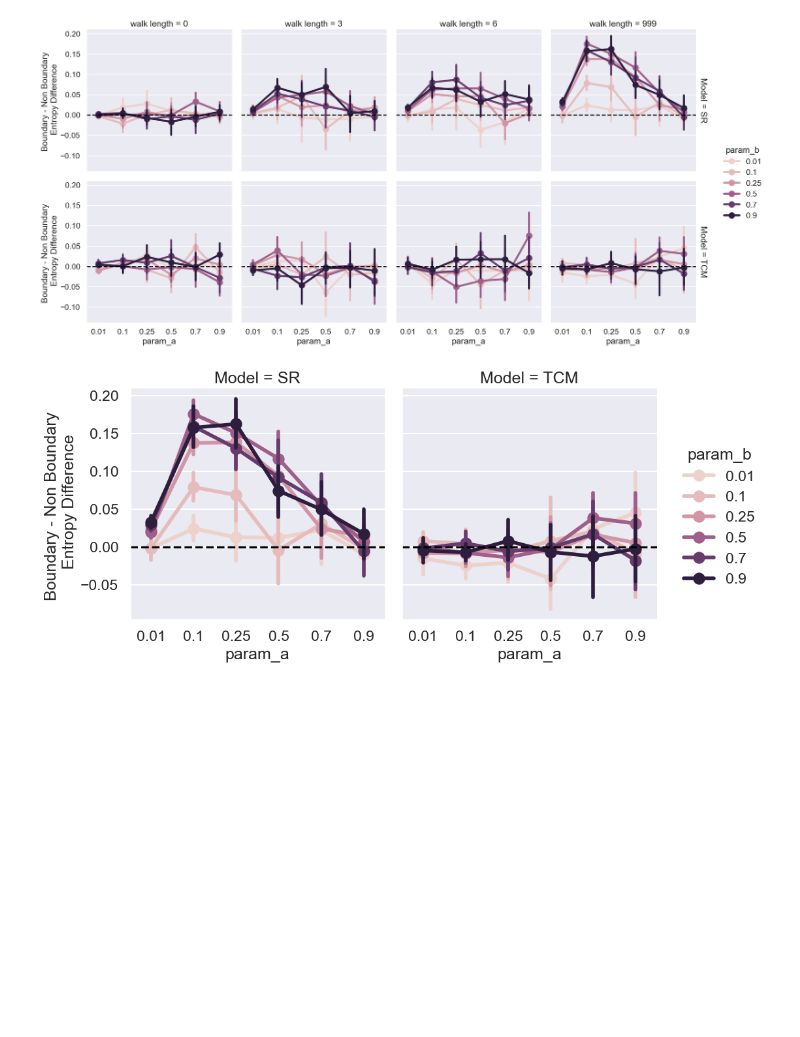
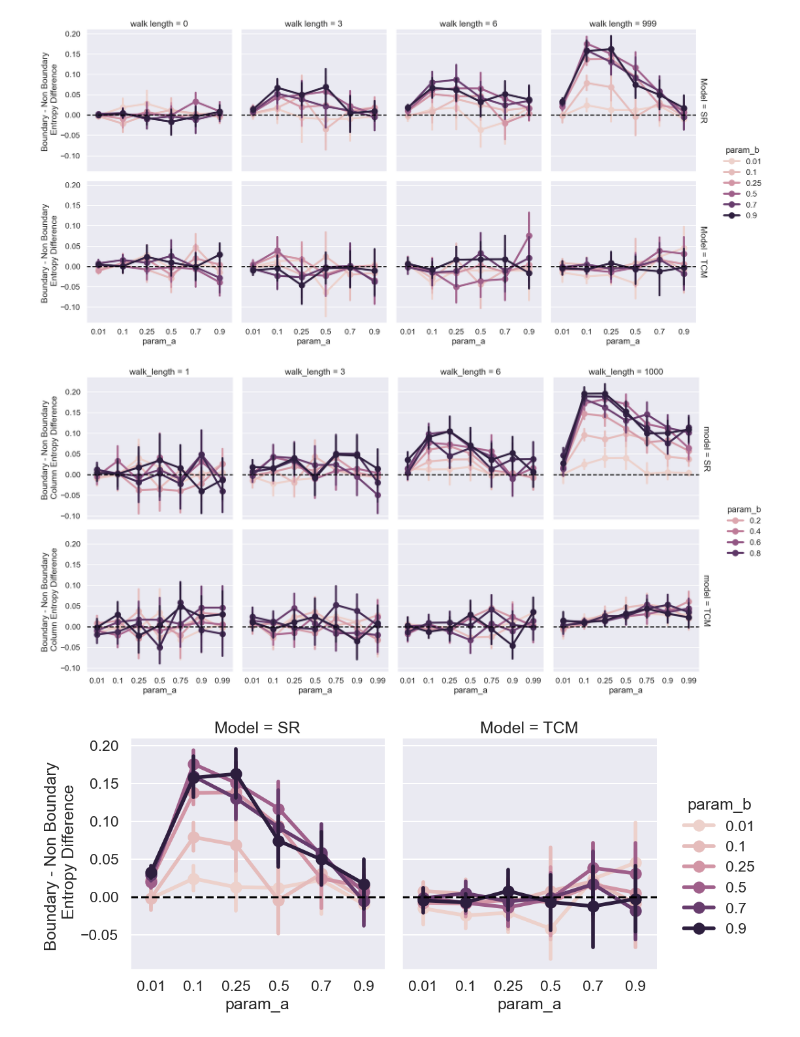
Before and after one commit to tejas-savalia/umass-dissertation, a Jupyter notebook: chapter_notebooks/chapter_2/simulations.ipynb, the cells around one changed output. Saved outputs shown, nothing was run; the diff lists cells and outputs as text; code cells hidden in the pictures; blank space fills up the shorter version.

```diff
--- a/chapter_notebooks/chapter_2/simulations.ipynb
+++ b/chapter_notebooks/chapter_2/simulations.ipynb
@@ -322,29 +321,32 @@ SR_entropies = np.array([compute_node_entropies([model_params[i][0], model_param
 TCM_entropies = np.array([compute_node_entropies([model_params[i][0], model_params[i][1], model_params[i][2], model_params[i][3], modular_graph, 'TCM'])
                       for i in range(len(model_params))])
 # %%
-entropy_df = pd.DataFrame({'Model': np.repeat(['SR', 'TCM'], TCM_entropies.shape[0]*TCM_entropies.shape[1]),
-                           'entropy': np.concatenate((np.ravel(SR_entropies), np.ravel(TCM_entropies))),
-                           'iterations': np.tile(np.repeat(np.array(model_params)[:, 0], 15), 2),
-                           'param_a': np.tile(np.repeat(np.array(model_params)[:, 1], 15), 2),
-                           'param_b': np.tile(np.repeat(np.array(model_params)[:, 2], 15), 2),
-                           'walk length': np.tile(np.repeat(np.array(model_params)[:, 3], 15), 2),
-                           'nodes': np.tile(np.arange(15), TCM_entropies.shape[0]*2)
+# entropy_df = pd.DataFrame({'Model': np.repeat(['SR', 'TCM'], TCM_entropies.shape[0]*TCM_entropies.shape[1]),
+#                            'entropy': np.concatenate((np.ravel(SR_entropies), np.ravel(TCM_entropies))),
+#                            'iterations': np.tile(np.repeat(np.array(model_params)[:, 0], 15), 2),
+#                            'param_a': np.tile(np.repeat(np.array(model_params)[:, 1], 15), 2),
+#                            'param_b': np.tile(np.repeat(np.array(model_params)[:, 2], 15), 2),
+#                            'walk length': np.tile(np.repeat(np.array(model_params)[:, 3], 15), 2),
+#                            'nodes': np.tile(np.arange(15), TCM_entropies.shape[0]*2)
 
-})
+# })
+
+entropy_df = pd.read_csv('simulation_results/3module_SRTCM_comp_simplertcm_vertical.csv')
+
 entropy_df['node_type'] = 'nonboundary'
-entropy_df.loc[entropy_df['nodes'].isin([0, 4, 5, 9, 10, 14]), 'node_type'] = 'boundary'
+entropy_df.loc[entropy_df['node'].isin([0, 4, 5, 9, 10, 14]), 'node_type'] = 'boundary'
 # %%
-grouped_entropy_df = entropy_df.groupby(['Model', 'iterations', 'param_a', 'param_b', 'node_type', 'walk length']).mean().reset_index()
+grouped_entropy_df = entropy_df.groupby(['model', 'iteration', 'param_a', 'param_b', 'node_type', 'walk_length']).mean().reset_index()
 boundary_entropy_df = grouped_entropy_df.loc[grouped_entropy_df.node_type == 'boundary'].reset_index(drop=True)
 nonboundary_entropy_df = grouped_entropy_df.loc[grouped_entropy_df.node_type == 'nonboundary'].reset_index(drop=True)
 # %%
 entropy_diff = pd.merge(left=boundary_entropy_df, right=nonboundary_entropy_df,
-                        left_on = ['Model', 'iterations', 'param_a', 'param_b', 'walk length'],
-                        right_on = ['Model', 'iterations', 'param_a', 'param_b', 'walk length'],
+                        left_on = ['model', 'iteration', 'param_a', 'param_b', 'walk_length'],
+                        right_on = ['model', 'iteration', 'param_a', 'param_b', 'walk_length'],
 
                         )
 entropy_diff['diff'] = entropy_diff['entropy_x'] - entropy_diff['entropy_y']
-entropy_diff['walk length'] = (entropy_diff['walk length'] - 1).astype(int)
+# entropy_diff['walk length'] = (entropy_diff['walk length'] - 1).astype(int)
 # %%
 entropy_diff.to_csv('simulation_results/SR_TCM_walklength_boundary_nonboundary_entropydiff.csv')
 # %%
@@ -359,6 +361,18 @@ g.set_ylabels('Boundary - Non Boundary \n Entropy Difference')
 plt.savefig('figures/SR_TCM_walklength_boundary_nonboundary_entropydiff.png', dpi = 300, transparent = True)
 # %% [output]
 [figure]
+# %%
+g = sns.catplot(y = 'diff',
+                x = 'param_a',  hue = 'param_b', col = 'walk_length', row = 'model',
+                data = entropy_diff,
+                kind = 'point', margin_titles = True)
+for i in range(2):
+    for j in range(4):
+        g.axes[i][j].axhline(y = 0, ls = '--', color = 'black')
+g.set_ylabels('Boundary - Non Boundary \n Column Entropy Difference')
+plt.savefig('figures/SR_TCM_walklength_boundary_nonboundary_entropydiff_vertical.png', dpi = 300, transparent = True)
+# %% [output]
+[figure, added]
 # %%
 entropy_diff = pd.read_csv('simulation_results/SR_TCM_walklength_boundary_nonboundary_entropydiff.csv')
 g = sns.catplot(y = 'diff',
```
Also changed, not shown: parts of 7 cells of this notebook, 46 other files.
